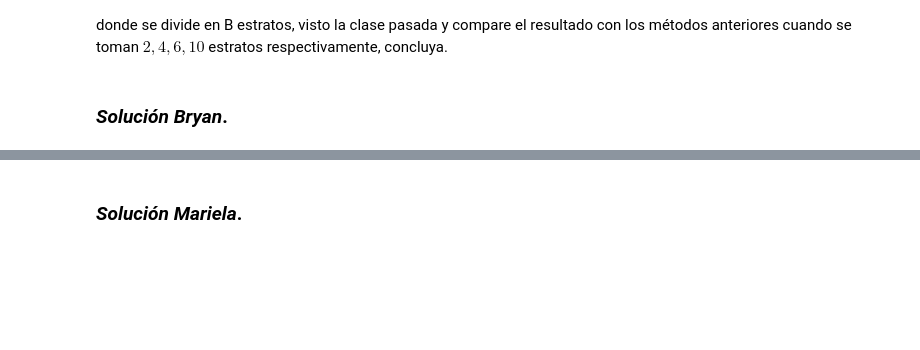
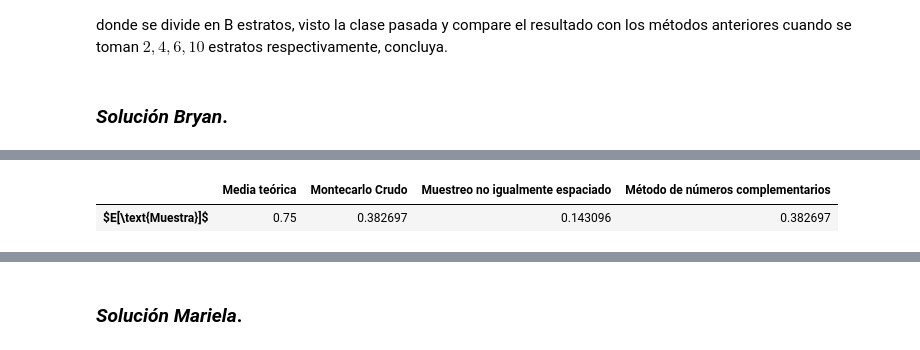
Before and after one commit to Bryan722176/ProyectoConjunto_LMariela_BAJuarez, a Jupyter notebook: Tarea8_MB.ipynb, the cells around one changed output, grey strips where cells are left out. Drawn from its saved outputs; the diff is of its cells as text; code cells hidden in the pictures; blank space fills up the shorter version.

```diff
--- a/Tarea8_MB.ipynb
+++ b/Tarea8_MB.ipynb
@@ -31,0 +89,10 @@ Además use el método de estratificación donde se divide en B estratos, visto
+# %%
+# Usamos el metodo de montecarlo crudo.
+# Numero de aleatorios uniformes a general.
+N = 10
+a = -1
+b = 1
+U_s = np.random.uniform(a,b,N)
+media_montecarlo = np.mean([f(u) for u in U_s])
+
+print(f'La media utilizando el método de montecarlo crudo es de: {media_montecarlo}')
@@ -31,0 +138,10 @@ Además use el método de estratificación donde se divide en B estratos, visto
+# %%
+# Utilizando el metodo de numeros complementarios.
+# Complemento de variables aleatorias.
+U_sC = b - U_s + a
+
+# Buscamos la media para este método.
+complementario = [[f(u), f(u_c)] for u, u_c in zip(U_s, U_sC)]
+media_complementario = np.mean(np.concatenate(complementario))
+
+print(f'La media utilizando el método de números complementarios es de: {media_complementario}')
@@ -31,0 +185,14 @@ Además use el método de estratificación donde se divide en B estratos, visto
+# %%
+# Organizamos toda la información recolectada en un data frame.
+data = pd.DataFrame(columns=['Media teórica','Montecarlo Crudo', 'Muestreo no igualmente espaciado',
+                             'Método de números complementarios'],
+                    index=['$E[\\text{Muestra}]$'])
+
+data['Media teórica'] = 0.75
+data['Montecarlo Crudo'] = media_montecarlo
+data['Muestreo no igualmente espaciado'] = media_muestraE
+data['Método de números complementarios'] = media_complementario
+data
+# %% [output]
+|  | Media teórica | Montecarlo Crudo | Muestreo no igualmente espaciado | Método de números complementarios |
+| $E[\text{Muestra}]$ | 0.75 | 0.382697 | 0.143096 | 0.382697 |
```
Also changed, not shown: parts of 11 cells of this notebook.
